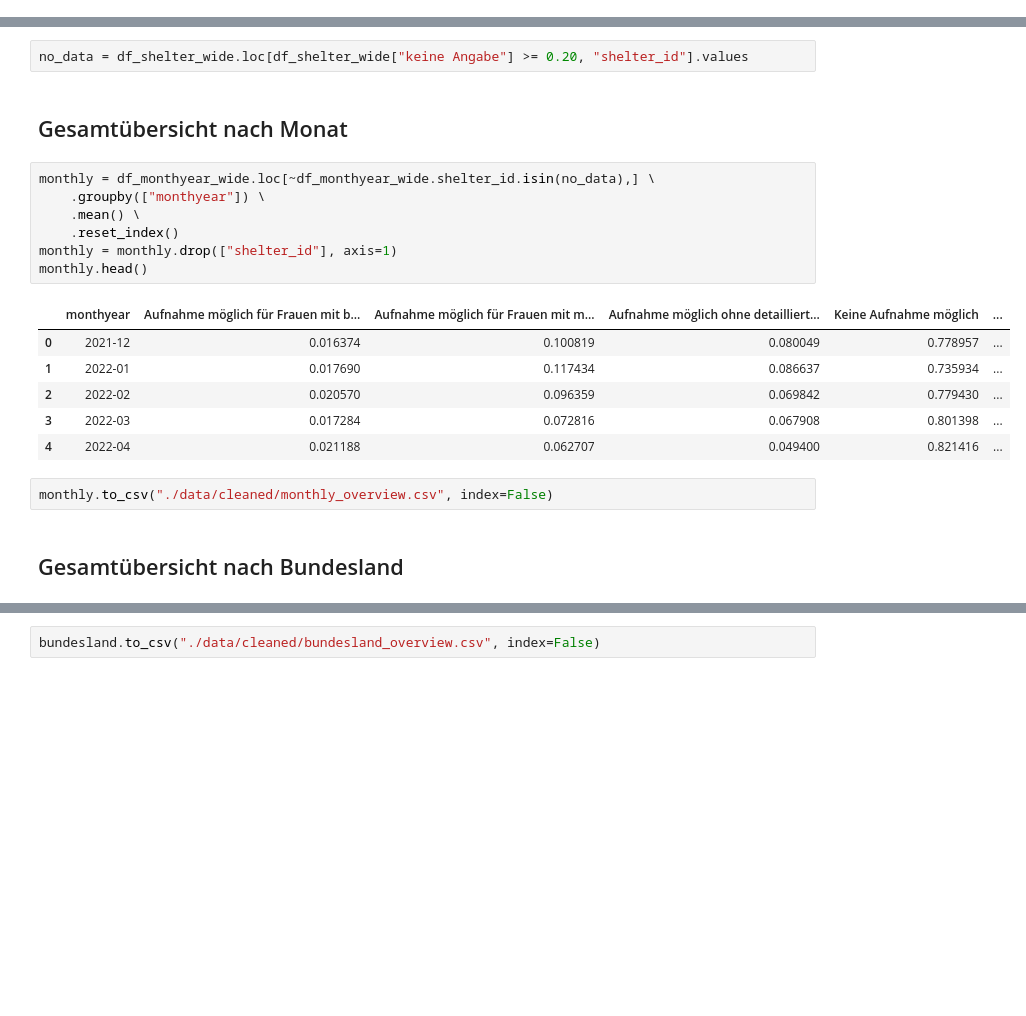
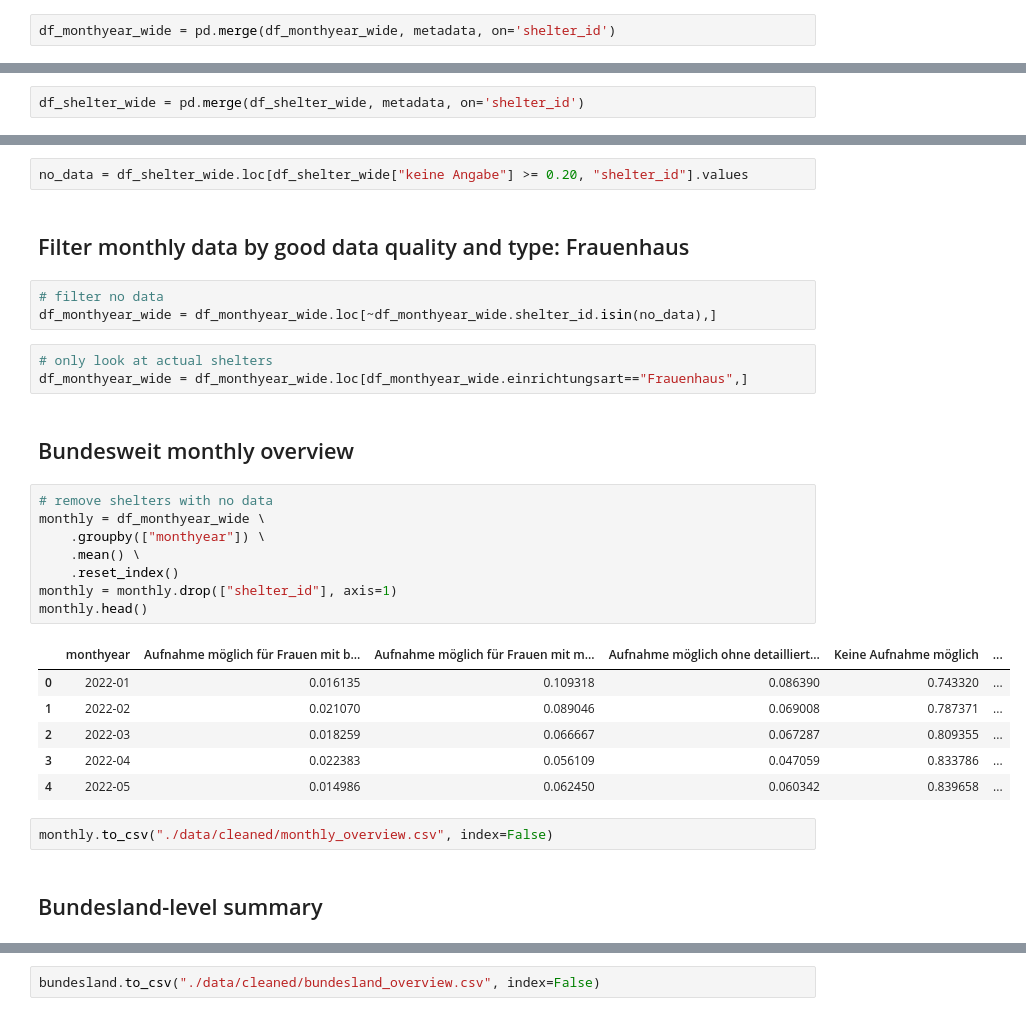
Before and after one commit to correctiv/frauenhaus-scraper, a Jupyter notebook: analysis.ipynb, the cells around one changed output, grey strips where cells are left out. Cells and saved outputs as stored; diff of their text form; blank space fills up the shorter version.

```diff
--- a/analysis.ipynb
+++ b/analysis.ipynb
@@ -134,3 +141,5 @@ df_monthyear_wide.head()
+# %%
+df_monthyear_wide = pd.merge(df_monthyear_wide, metadata, on='shelter_id')
 # %%
 # drop timestamp camp and save file
 df_monthyear_wide = df_monthyear_wide.drop(["timestamp_count"], axis=1)
@@ -176,3 +185,5 @@ df_shelter_wide.head()
+# %%
+df_shelter_wide = pd.merge(df_shelter_wide, metadata, on='shelter_id')
 # %%
 # save to csv
 df_shelter_wide.to_csv("./data/cleaned/belegungsquote_nach_shelter.csv", index=False)
@@ -180,25 +191,34 @@ df_shelter_wide.to_csv("./data/cleaned/belegungsquote_nach_shelter.csv", index=F
 ## Get all shelters with 20% or more keine Angabe
 # %%
 no_data = df_shelter_wide.loc[df_shelter_wide["keine Angabe"] >= 0.20, "shelter_id"].values
-# %% [markdown]
-## Gesamtübersicht nach Monat
+# %% [markdown]
+## Filter monthly data by good data quality and type: Frauenhaus
+# %%
+# filter no data
+df_monthyear_wide = df_monthyear_wide.loc[~df_monthyear_wide.shelter_id.isin(no_data),]
+# %%
+# only look at actual shelters
+df_monthyear_wide = df_monthyear_wide.loc[df_monthyear_wide.einrichtungsart=="Frauenhaus",]
+# %% [markdown]
+## Bundesweit monthly overview
 # %%
-monthly = df_monthyear_wide.loc[~df_monthyear_wide.shelter_id.isin(no_data),] \
+# remove shelters with no data
+monthly = df_monthyear_wide \
     .groupby(["monthyear"]) \
     .mean() \
     .reset_index()
 monthly = monthly.drop(["shelter_id"], axis=1)
 monthly.head()
 # %% [output]
 |  | monthyear | Aufnahme möglich für Frauen mit b... | Aufnahme möglich für Frauen mit m... | Aufnahme möglich ohne detailliert... | Keine Aufnahme möglich | ... |
-| 0 | 2021-12 | 0.016374 | 0.100819 | 0.080049 | 0.778957 | ... |
-| 1 | 2022-01 | 0.017690 | 0.117434 | 0.086637 | 0.735934 | ... |
-| 2 | 2022-02 | 0.020570 | 0.096359 | 0.069842 | 0.779430 | ... |
-| 3 | 2022-03 | 0.017284 | 0.072816 | 0.067908 | 0.801398 | ... |
-| 4 | 2022-04 | 0.021188 | 0.062707 | 0.049400 | 0.821416 | ... |
+| 0 | 2022-01 | 0.016135 | 0.109318 | 0.086390 | 0.743320 | ... |
+| 1 | 2022-02 | 0.021070 | 0.089046 | 0.069008 | 0.787371 | ... |
+| 2 | 2022-03 | 0.018259 | 0.066667 | 0.067287 | 0.809355 | ... |
+| 3 | 2022-04 | 0.022383 | 0.056109 | 0.047059 | 0.833786 | ... |
+| 4 | 2022-05 | 0.014986 | 0.062450 | 0.060342 | 0.839658 | ... |
 # %%
 monthly.to_csv("./data/cleaned/monthly_overview.csv", index=False)
 # %% [markdown]
-## Gesamtübersicht nach Bundesland
+## Bundesland-level summary
 # %%
 # filter out where no data and mean of each status % by bundesland
```
Also changed, not shown: parts of 17 cells of this notebook, 9 other files.
